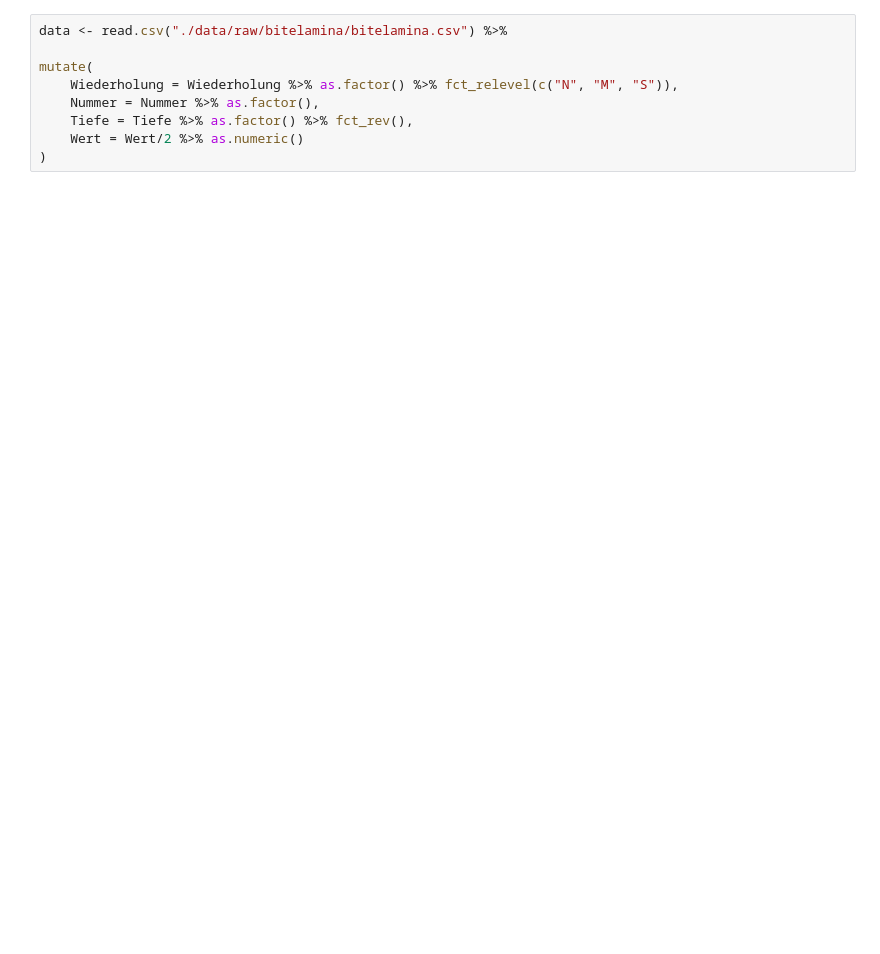
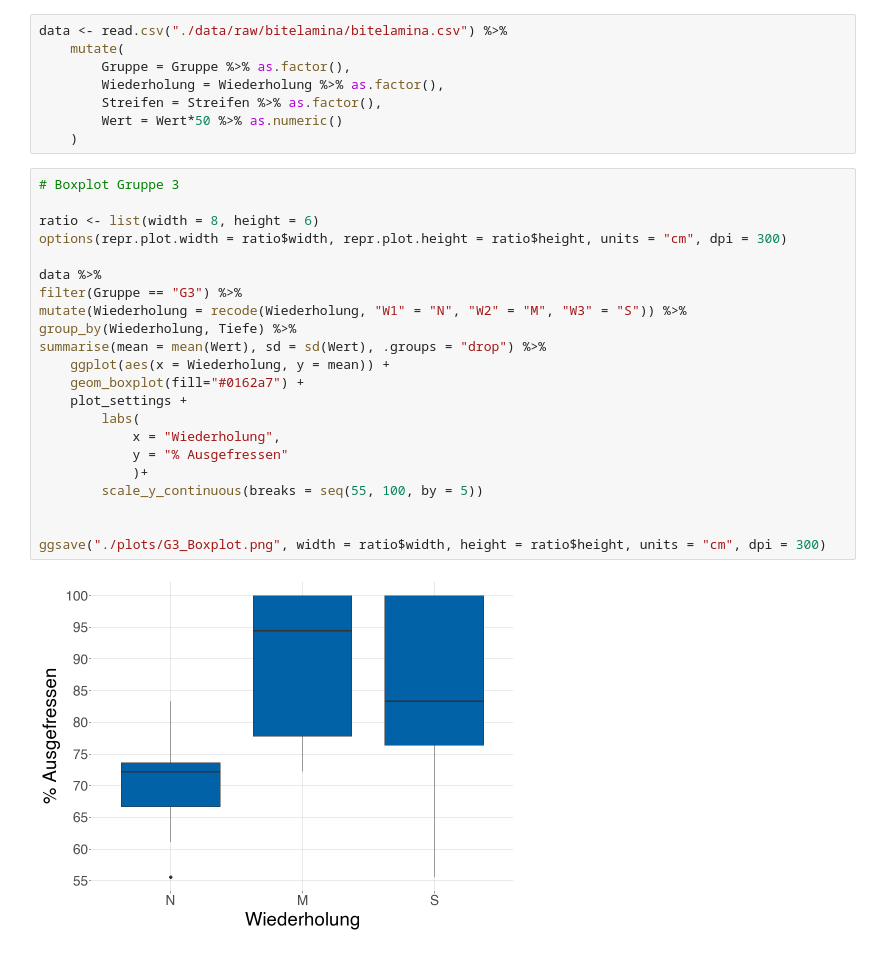
Before and after one commit to juliankraft/BLH-Projekt-Winter, a Jupyter notebook: bite_lamina.ipynb, the cells around one changed output. Cells and saved outputs as stored; diff of their text form; blank space fills up the shorter version.

```diff
--- a/bite_lamina.ipynb
+++ b/bite_lamina.ipynb
@@ -3,9 +39,32 @@ library(tidyverse)
 # %%
 data <- read.csv("./data/raw/bitelamina/bitelamina.csv") %>%
-
-mutate(
-    Wiederholung = Wiederholung %>% as.factor() %>% fct_relevel(c("N", "M", "S")),
-    Nummer = Nummer %>% as.factor(),
-    Tiefe = Tiefe %>% as.factor() %>% fct_rev(),
-    Wert = Wert/2 %>% as.numeric()
-)
+    mutate(
+        Gruppe = Gruppe %>% as.factor(),
+        Wiederholung = Wiederholung %>% as.factor(),
+        Streifen = Streifen %>% as.factor(),
+        Wert = Wert*50 %>% as.numeric()
+    )
+# %%
+# Boxplot Gruppe 3
+
+ratio <- list(width = 8, height = 6)
+options(repr.plot.width = ratio$width, repr.plot.height = ratio$height, units = "cm", dpi = 300)
+
+data %>%
+filter(Gruppe == "G3") %>%
+mutate(Wiederholung = recode(Wiederholung, "W1" = "N", "W2" = "M", "W3" = "S")) %>%
+group_by(Wiederholung, Tiefe) %>%
+summarise(mean = mean(Wert), sd = sd(Wert), .groups = "drop") %>%
+    ggplot(aes(x = Wiederholung, y = mean)) +
+    geom_boxplot(fill="#0162a7") +
+    plot_settings +
+        labs(
+            x = "Wiederholung",
+            y = "% Ausgefressen"
+            )+
+        scale_y_continuous(breaks = seq(55, 100, by = 5))
+
+
+ggsave("./plots/G3_Boxplot.png", width = ratio$width, height = ratio$height, units = "cm", dpi = 300)
+# %% [output]
+[figure, added]
```
Also changed, not shown: parts of 9 cells of this notebook, 17 other files.
